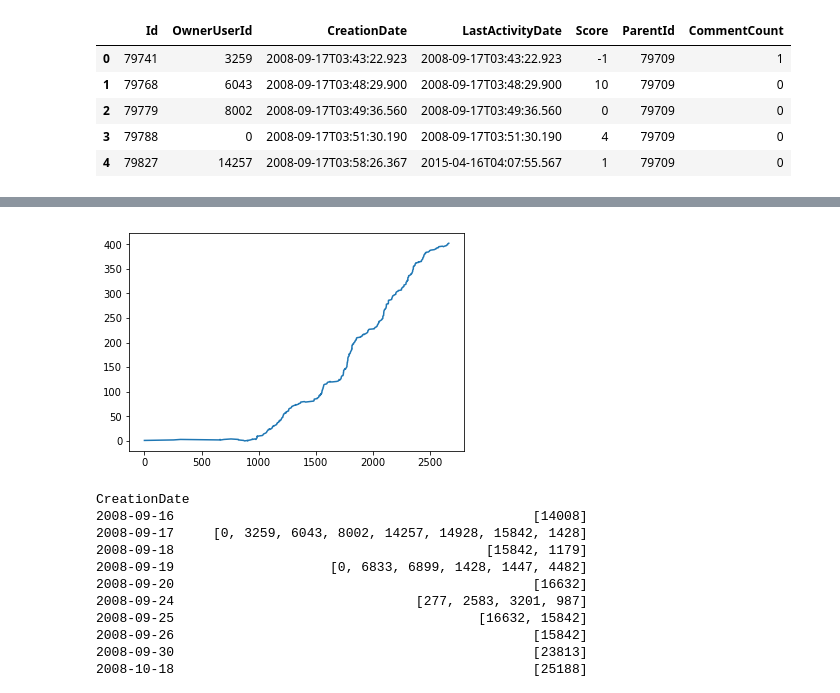
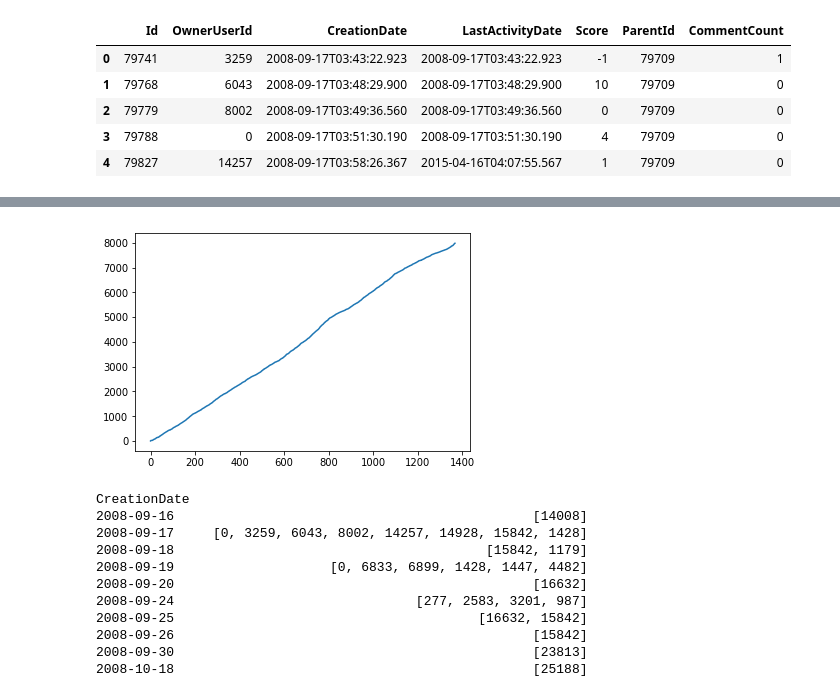
Before and after one commit to live-wire/overflow, a Jupyter notebook: Nirmal_Metric.ipynb, the cells around one changed output, grey strips where cells are left out. Drawn from its saved outputs; the diff is of its cells as text; code cells hidden in the pictures.

Commit message:
refactoring for degree metric done

```diff
--- a/Nirmal_Metric.ipynb
+++ b/Nirmal_Metric.ipynb
@@ -161,10 +23,10 @@ degreeTable
 # %%
-user = 1968 #3732271
+user = 3732271
 plt.figure()
-plt.plot(degreeTable.loc[degreeTable["UserId"]==user]["DifferenceNumerator"].tolist(),degreeTable.loc[degreeTable["UserId"]==user]["cumnetdeg"].tolist())
+plt.plot(RsummaryTableDegreeUser.loc[RsummaryTableDegreeUser[" OwnerUserId"]==user]["DifferenceNumerator"].tolist(),RsummaryTableDegreeUser.loc[RsummaryTableDegreeUser[" OwnerUserId"]==user]["cumnetdeg"].tolist())
 plt.show()
 # %% [output]
-[figure, old version]
+[figure, new version]
 # %%
 degreeTable = degreeTable.sort_values(["CreationDate"])
 degreeTable["CreationDate"] = degreeTable.CreationDate.dt.date
```
Also changed, not shown: parts of 27 cells of this notebook.
